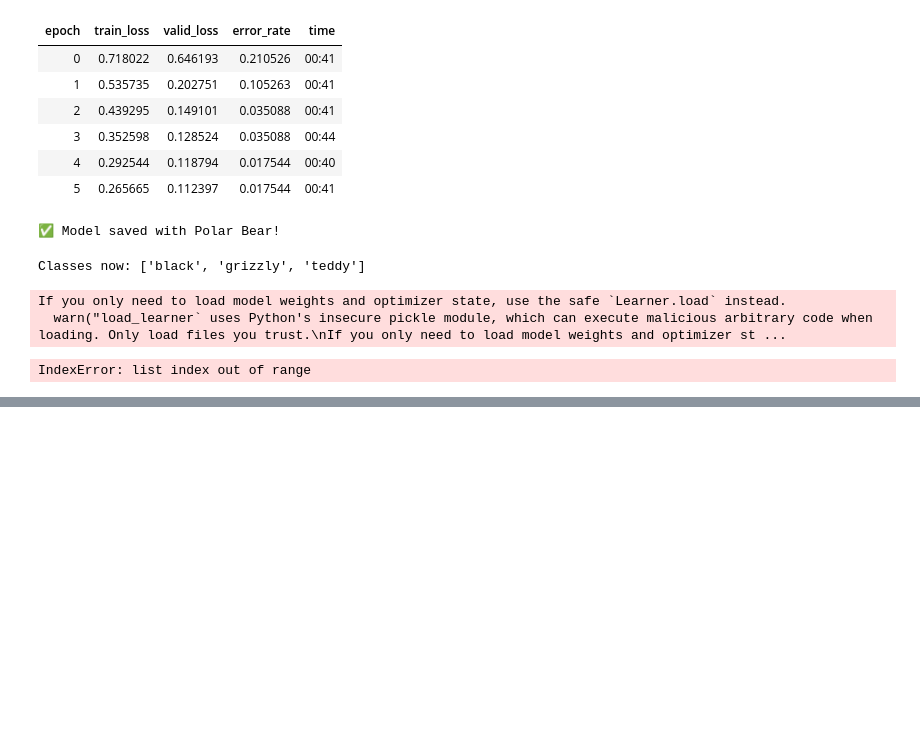
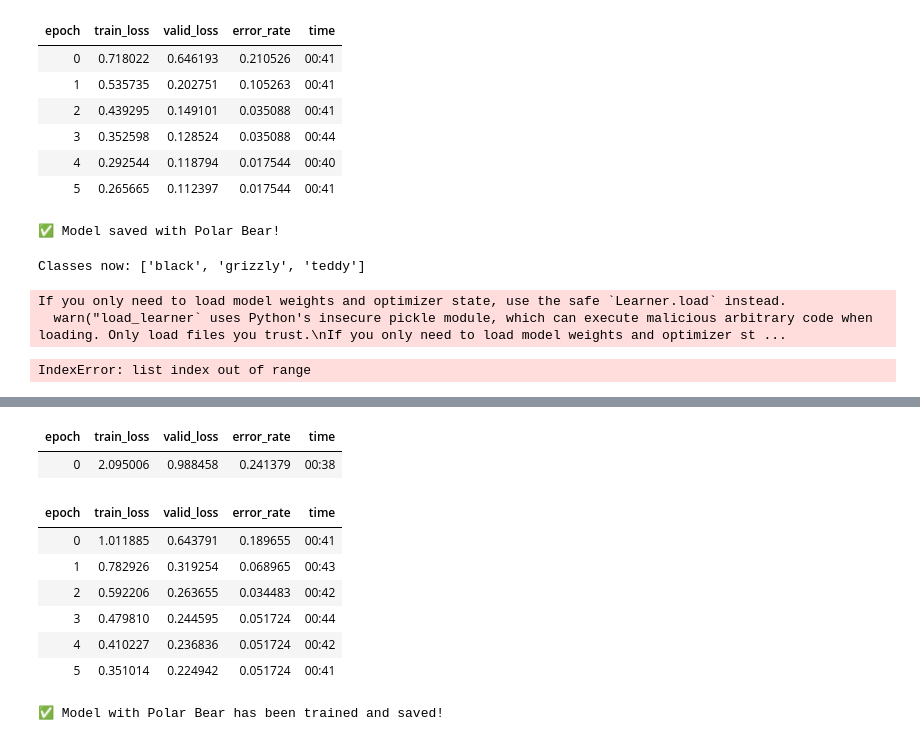
Before and after one commit to quangnguyen250306-ui/cisc-121-project, a Jupyter notebook: 02_production.ipynb, the cells around one changed output, grey strips where cells are left out. Cells and saved outputs as stored; diff of their text form; code cells hidden in the pictures; blank space fills up the shorter version.

```diff
--- a/02_production.ipynb
+++ b/02_production.ipynb
@@ -1266,0 +1355,20 @@ IndexError: list index out of range
+# %%
+# Train the model
+learn = vision_learner(dls, resnet18, metrics=error_rate)
+learn.fine_tune(6)   # 6 epochs is good for 4 classes
+# %% [output]
+| epoch | train_loss | valid_loss | error_rate | time |
+| 0 | 2.095006 | 0.988458 | 0.241379 | 00:38 |
+| epoch | train_loss | valid_loss | error_rate | time |
+| 0 | 1.011885 | 0.643791 | 0.189655 | 00:41 |
+| 1 | 0.782926 | 0.319254 | 0.068965 | 00:43 |
+| 2 | 0.592206 | 0.263655 | 0.034483 | 00:42 |
+| 3 | 0.479810 | 0.244595 | 0.051724 | 00:44 |
+| 4 | 0.410227 | 0.236836 | 0.051724 | 00:42 |
+| 5 | 0.351014 | 0.224942 | 0.051724 | 00:41 |
+# %%
+# Save the new model
+learn.export('bear_classifier_4classes.pkl')
+print("✅ Model with Polar Bear has been trained and saved!")
+# %% [output]
+✅ Model with Polar Bear has been trained and saved!
```
Also changed, not shown: parts of 8 cells of this notebook.
